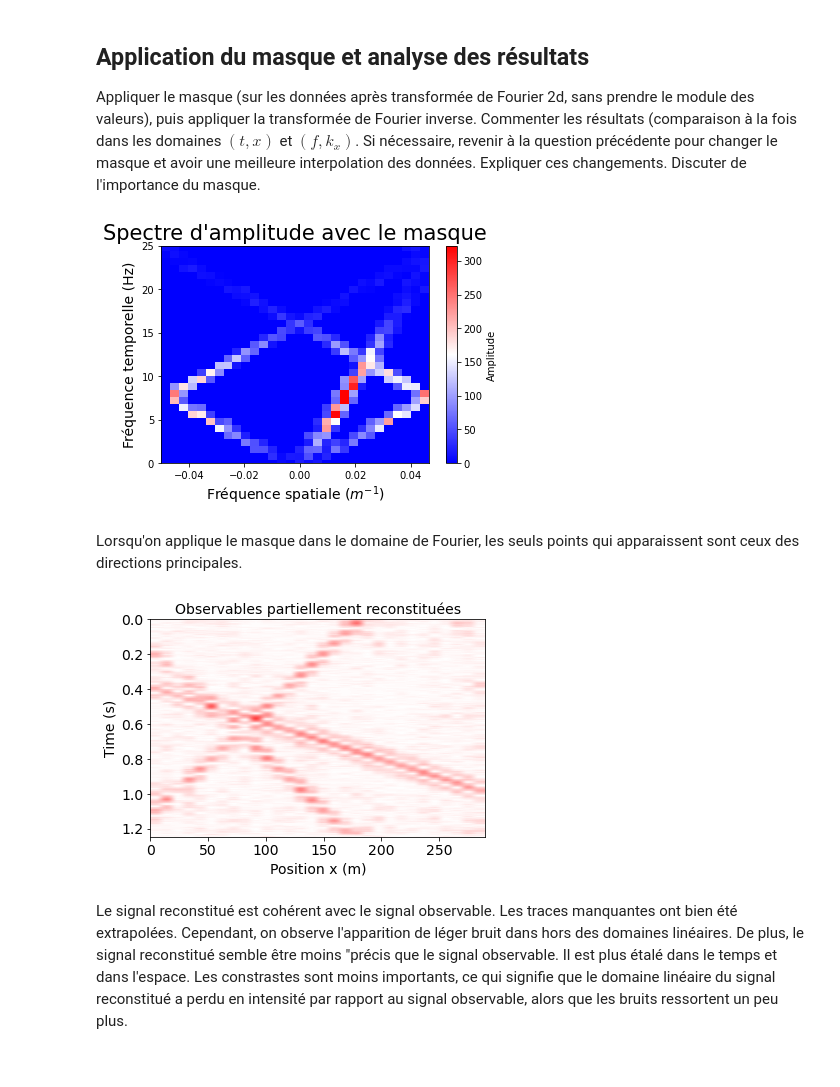
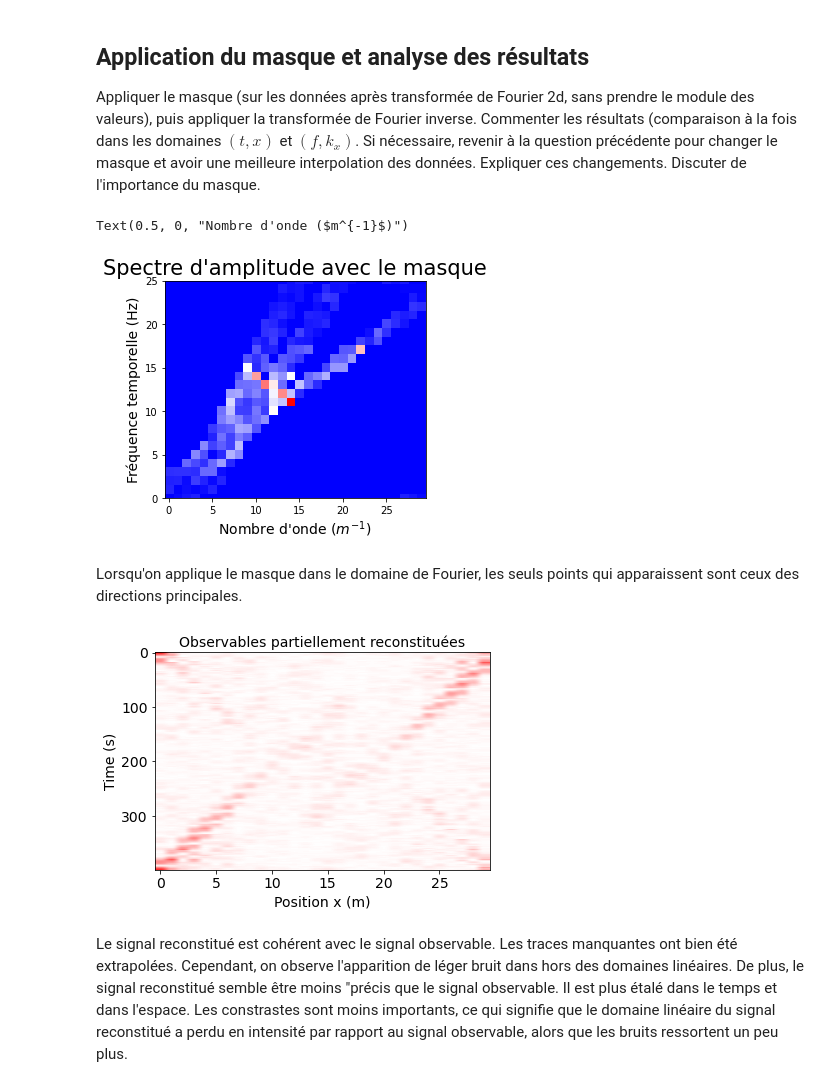
Before and after one commit to gabrielleberrada/projet_traitement_signal, a Jupyter notebook: mini_projet_interpolation/mini_projet_groupe3.ipynb, the cells around one changed output. Drawn from its saved outputs; the diff is of its cells as text; code cells hidden in the pictures.

```diff
--- a/mini_projet_interpolation/mini_projet_groupe3.ipynb
+++ b/mini_projet_interpolation/mini_projet_groupe3.ipynb
@@ -428,7 +459,7 @@ Comment faire pour prendre en compte ce qui se passe aux bords dans le dommaine
 # %%
 # échantillon de pentes possibles
-inclinaison = np.linspace(- np.pi/2, np.pi/2, 500)
-gpanelf = np.abs(np.fft.fftshift(gpanelf))
+inclinaison = np.linspace(- np.pi/2, np.pi/2, 0)
+gpanelf = np.abs(np.fft.fftshift(np.fft.fft2(gpanel)))
 
 #On reprend les valeurs dans le domaine de Fourier calculées précédemment
 def sommations(angle):
@@ -474,6 +505,6 @@ def valeurs_max(ind_min, ind_max, inclinaison=inclinaison):
     res = np.vectorize(sommations)(inclinaison[ind_min:ind_max])
     return inclinaison[ind_min + np.argmax(res)]
 
-p1 = valeurs_max(0, 200)
-p2 = valeurs_max(200, 350)
-p3 = valeurs_max(350, 500)
+p1 = valeurs_max(0, 50)
+p2 = valeurs_max(50, 150)
+p3 = valeurs_max(150, 200)
@@ -479,0 +515,8 @@ p3 = valeurs_max(350, 500)
+# %%
+def conversion(angle_pixel):
+    return 1/((nx*dx)/(nt*dt)*angle_pixel)
+
+p1 = conversion(p1)
+p2 = conversion(p2)
+p3 = conversion(p3)
+print(p1, p2, p3)
@@ -515,7 +560,7 @@ for angle in angles:
 
         x += sens
 
-        abs_y = int(ny//2 + (nx//2 - x)/np.tan(pente))
+        abs_y = int(ny//2 + (nx//2 - x)/np.tan(angle))
 
         if abs_y//ny % 2 == 0:
             y = int(abs_y % ny)
@@ -526,34 +577,30 @@ for angle in angles:
 ## Application du masque et analyse des résultats
 Appliquer le masque (sur les données après transformée de Fourier 2d, sans prendre le module des valeurs), puis appliquer la transformée de Fourier inverse. Commenter les résultats (comparaison à la fois dans les domaines $(t,x)$ et $(f,k_x)$. Si nécessaire, revenir à la question précédente pour changer le masque et avoir une meilleure interpolation des données. Expliquer ces changements. Discuter de l'importance du masque.
 # %%
-gpanelf = np.fft.fftshift(np.fft.fft2(gpanel))
+gpanelf = np.fft.fft2(gpanel)
 gpanelf_masque = masque * gpanelf
-gpanelf_masque_abs = gpanelf = np.abs(gpanelf_masque)
+gpanelf_masque_abs = np.abs(gpanelf_masque)
 
 fig = plt.figure()
 av = plt.subplot(111)
-nf, nk = np.shape(gpanelf_masque_abs)
-af = np.fft.fftfreq(nf, d = dt)
-ak = np.fft.fftfreq(nk, d = dx)
-plt.imshow(gpanelf_masque_abs, extent = [ak.min(), ak.max(), af.min(), af.max()],aspect = 'auto')
+plt.imshow(gpanelf_masque_abs)
 
 plt.ylim(0, 25)
 
 plt.title("Spectre d'amplitude avec le masque", fontsize = 1.5*labelsize)
 av.set_ylabel("Fréquence temporelle (Hz)", fontsize = labelsize)
 av.set_xlabel("Nombre d'onde ($m^{-1}$)", fontsize = labelsize)
-cbar = plt.colorbar()
-cbar.set_label("Amplitude")
 # %% [output]
+Text(0.5, 0, "Nombre d'onde ($m^{-1}$)")
-[figure, old version]
+[figure, new version]
 # %% [markdown]
 Lorsqu'on applique le masque dans le domaine de Fourier, les seuls points qui apparaissent sont ceux des directions principales.
 # %%
-gpanel_with_masque = np.abs(np.fft.ifft2(np.fft.ifftshift((np.fft.fftshift(np.fft.fft2(gpanel)))*masque)))
+tf_masque = np.abs(np.fft.ifft2(gpanelf_masque_abs))
 
 fig = plt.figure()
 av = plt.subplot(111)
-plt.imshow(gpanel_with_masque,extent=[ax[0],ax[-1],at[-1],at[0]],aspect='auto')
+plt.imshow(tf_masque,aspect='auto')
 plt.title('Observables partiellement reconstituées', fontsize = labelsize)
 av.set_ylabel("Time (s)", fontsize = labelsize)
 av.set_xlabel("Position x (m)", fontsize = labelsize)
@@ -561,7 +608,7 @@ av.tick_params(axis='both', which='major', labelsize=labelsize)
 plt.clim([-vmax,vmax])
 plt.set_cmap('bwr')
 # %% [output]
-[figure, old version]
+[figure, new version]
 # %% [markdown]
 Le signal reconstitué est cohérent avec le signal observable. Les traces manquantes ont bien été extrapolées. Cependant, on observe l'apparition de léger bruit dans hors des domaines linéaires. De plus, le signal reconstitué semble être moins "précis que le signal observable. Il est plus étalé dans le temps et dans l'espace. Les constrastes sont moins importants, ce qui signifie que le domaine linéaire du signal reconstitué a perdu en intensité par rapport au signal observable, alors que les bruits ressortent un peu plus.
 # %% [markdown]
```
Also changed, not shown: parts of 12 cells of this notebook.
